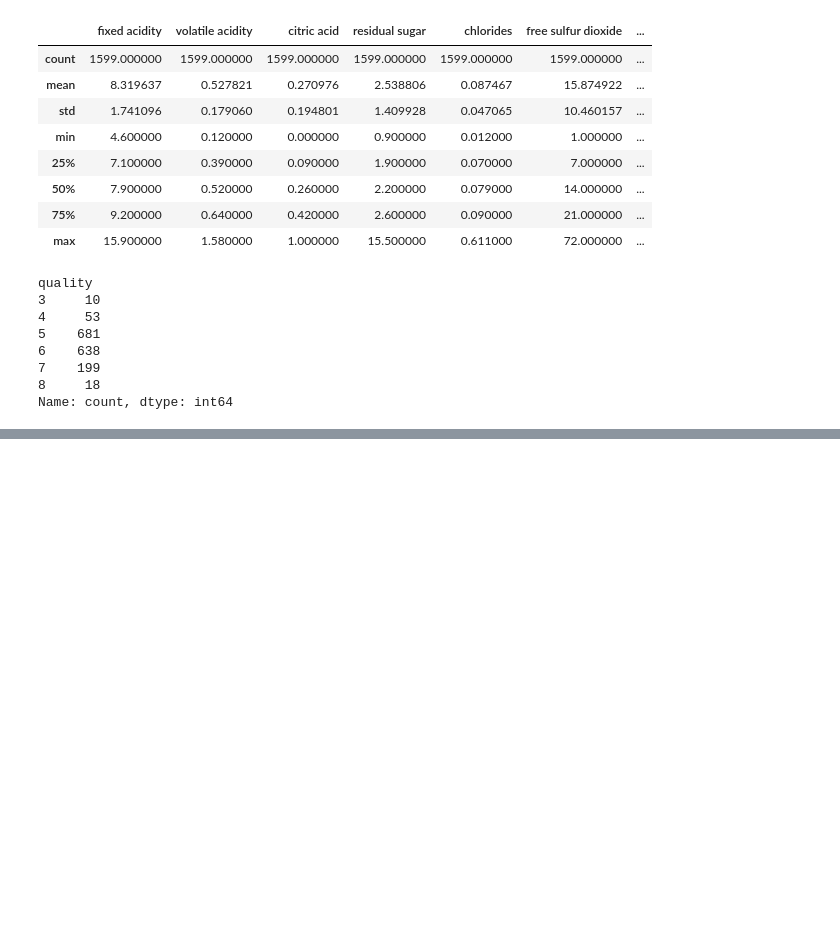
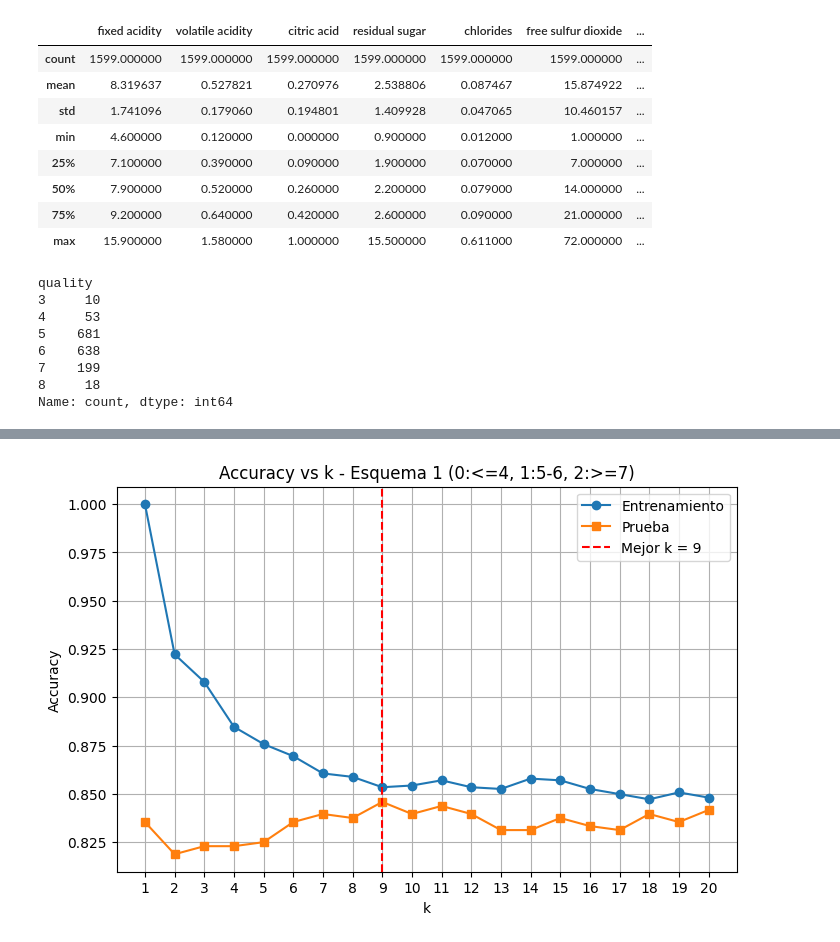
Before and after one commit to Finarosalina/Finarosalina_KNN_BUENO_ML_WINE, a Jupyter notebook: src/explore.ipynb, the cells around one changed output, grey strips where cells are left out. Saved outputs shown, nothing was run; the diff lists cells and outputs as text; code cells hidden in the pictures; blank space fills up the shorter version.

```diff
--- a/src/explore.ipynb
+++ b/src/explore.ipynb
@@ -174,8 +95,0 @@ plt.show()
-# %%
-
-final_knn = KNeighborsClassifier(n_neighbors=best_k)
-final_knn.fit(X_train, y_train)
-final_preds = final_knn.predict(X_test)
-
-print("\nReporte de clasificación:")
-print(classification_report(y_test, final_preds, target_names=['Baja', 'Media', 'Alta']))
@@ -473,0 +99,6 @@ Macro F1-score   (test) con weights='distance': 0.8435
+# %%
+# Opción 1
+df['label_v1'] = df['quality'].apply(lambda q: 0 if q <= 4 else (1 if q <= 6 else 2))
+
+# Opción 2
+df['label_v2'] = df['quality'].apply(lambda q: 0 if q <= 5 else (1 if q == 6 else 2))
@@ -473,0 +114,72 @@ Macro F1-score   (test) con weights='distance': 0.8435
+# %%
+
+from sklearn.model_selection import train_test_split
+from sklearn.preprocessing import StandardScaler
+from sklearn.neighbors import KNeighborsClassifier
+from sklearn.metrics import accuracy_score, classification_report
+
+X = df.drop(['quality', 'label_v1', 'label_v2'], axis=1)
+scaler = StandardScaler()
+X_scaled = scaler.fit_transform(X)
+
+y_v1 = df['label_v1']
+y_v2 = df['label_v2']
+
+
+X_train_v1, X_test_v1, y_train_v1, y_test_v1 = train_test_split(X_scaled, y_v1, test_size=0.3, random_state=42, stratify=y_v1)
+X_train_v2, X_test_v2, y_train_v2, y_test_v2 = train_test_split(X_scaled, y_v2, test_size=0.3, random_state=42, stratify=y_v2)
+
+#  Función para evaluar modelo KNN
+
+def evaluate_knn(X_train, X_test, y_train, y_test, label_name):
+    print(f"Evaluación para {label_name}")
+    train_accuracies = []
+    test_accuracies = []
+    best_k = 1
+    best_acc = 0
+    best_model = None
+    k_values = range(1, 21)
+
+    for k in k_values:
+        knn = KNeighborsClassifier(n_neighbors=k)
+        knn.fit(X_train, y_train)
+
+        y_pred_train = knn.predict(X_train)
+        y_pred_test = knn.predict(X_test)
+
+        acc_train = accuracy_score(y_train, y_pred_train)
+        acc_test = accuracy_score(y_test, y_pred_test)
+
+        train_accuracies.append(acc_train)
+        test_accuracies.append(acc_test)
+
+        if acc_test > best_acc:
+            best_acc = acc_test
+            best_k = k
+            best_model = knn
+
+    # Reporte
+    print(f"\n Mejor k: {best_k} con Accuracy de Test: {best_acc:.4f}")
+    print("\n Reporte de clasificación (Test):")
+    print(classification_report(y_test, best_model.predict(X_test)))
+
+    # Gráfico
+    plt.figure(figsize=(8, 5))
+    plt.plot(k_values, train_accuracies, label='Entrenamiento', marker='o')
+    plt.plot(k_values, test_accuracies, label='Prueba', marker='s')
+    plt.axvline(best_k, color='r', linestyle='--', label=f'Mejor k = {best_k}')
+    plt.title(f'Accuracy vs k - {label_name}')
+    plt.xlabel('k')
+    plt.ylabel('Accuracy')
+    plt.xticks(k_values)
+    plt.grid(True)
+    plt.legend()
+    plt.show()
+
+    return best_k, best_model
+
+
+print("\n🔍 Comparación entre esquemas de clasificación")
+k1, model1 = evaluate_knn(X_train_v1, X_test_v1, y_train_v1, y_test_v1, "Esquema 1 (0:<=4, 1:5-6, 2:>=7)")
+k2, model2 = evaluate_knn(X_train_v2, X_test_v2, y_train_v2, y_test_v2, "Esquema 2 (0:<=5, 1:6, 2:>=7)")
+# %% [output]
@@ -473,0 +201 @@ Macro F1-score   (test) con weights='distance': 0.8435
+[figure, added]
```
Also changed, not shown: parts of 28 cells of this notebook, 3 other files.
